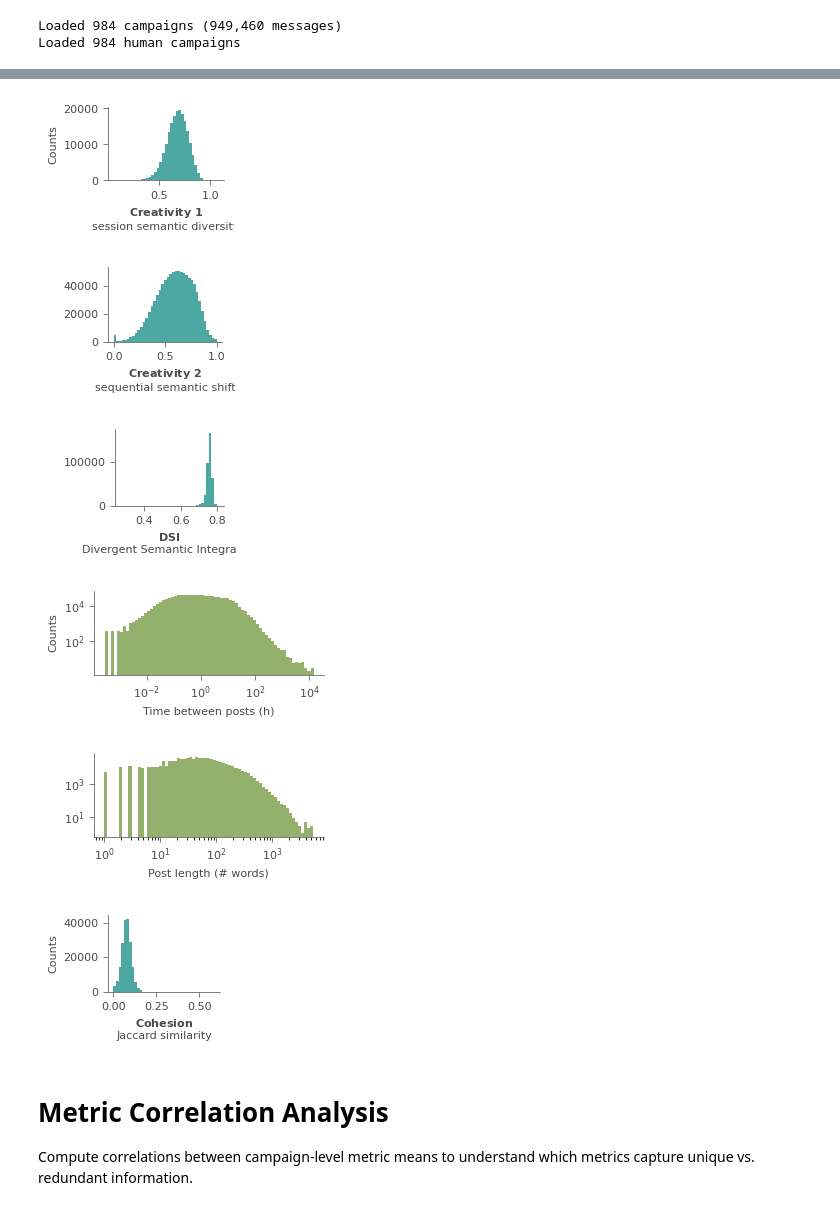
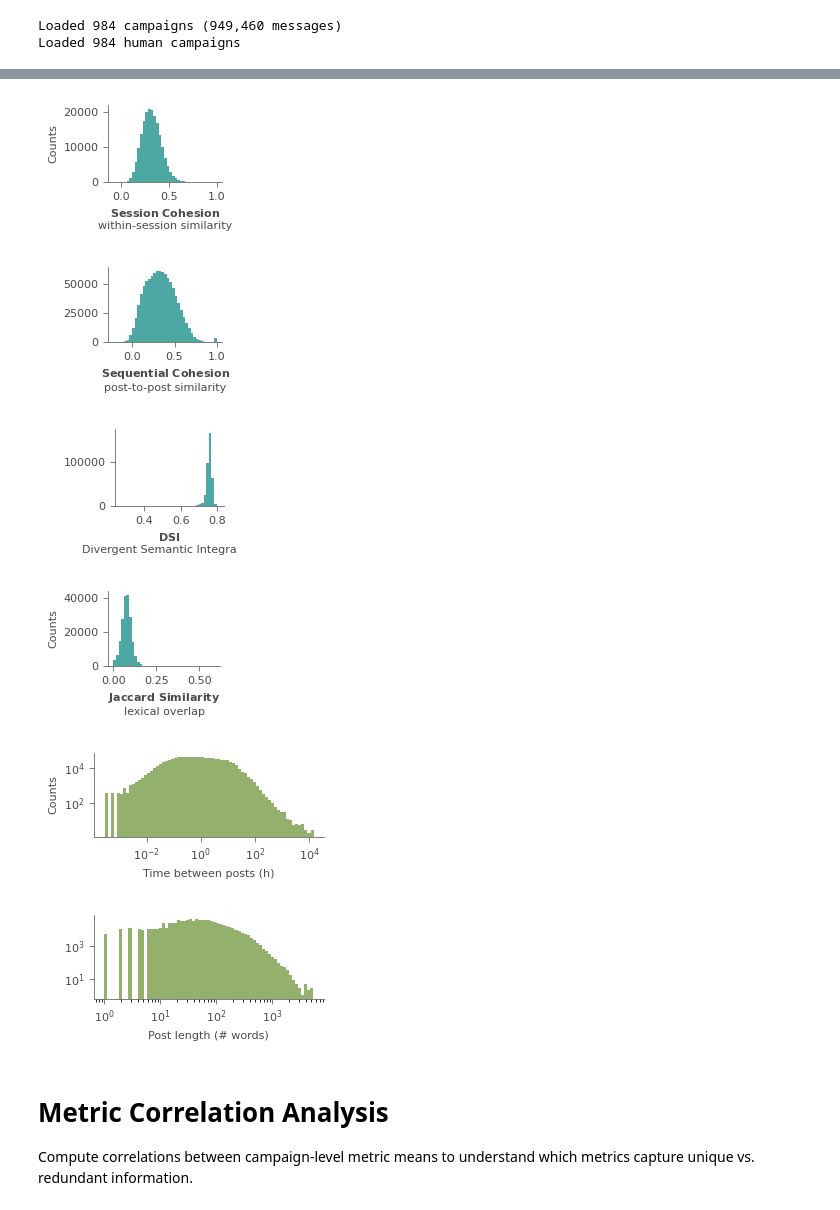
Before and after one commit to AnnieStephenson/dnd-dynamics, a Jupyter notebook: tutorials/game_log_analysis_tutorial.ipynb, the cells around one changed output, grey strips where cells are left out. Cells and saved outputs as stored; diff of their text form; code cells hidden in the pictures.

```diff
--- a/tutorials/game_log_analysis_tutorial.ipynb
+++ b/tutorials/game_log_analysis_tutorial.ipynb
@@ -332,8 +381,8 @@ for cat, names in categories.items():
 # Build metric lists (in same order as campaign_names)
 time_intervals_data = []
 post_len_data = []
-sbert_post_distances = []
-sbert_session_creativity = []
+sequential_cohesion_data = []
+session_cohesion_data = []
 cohesion_session_scores = []
 dsi_scene_scores = []
 
@@ -348,14 +397,14 @@ for name in campaign_names:
         basic_metrics[name]['post_lengths_overall']['overall']['word_counts_data']
     )
 
-    # Semantic distances
-    sbert_post_distances.append(
-        np.array(semantic_metrics[name]['semantic_distances'])
+    # Sequential cohesion (post-to-post similarity)
+    sequential_cohesion_data.append(
+        np.array(semantic_metrics[name]['sequential_cohesion'])
     )
 
-    # Session novelty
-    sbert_session_creativity.append(
-        np.array(semantic_metrics[name]['session_novelty'][['mean_distance']])
+    # Session cohesion (within-session similarity)
+    session_cohesion_data.append(
+        np.array(semantic_metrics[name]['session_cohesion'][['mean_similarity']])
     )
 
     # Jaccard cohesion scores
@@ -817,24 +900,24 @@ Data points - Time intervals: 948476, Post lengths: 949460, Creativity 1: 190058
 
 plt.rcParams.update({'font.size': 8})
 
-# Creativity 1
-plot_histogram(creativity_1_all_human,
+# Session cohesion
+plot_histogram(session_cohesion_all_human,
                figsize=(2, 1.5),
                bins=40,
                alpha=0.8,
-               xlabel=r'$\mathbf{Creativity\ 1}$' + '\nsession semantic diversity')
+               xlabel=r'$\mathbf{Session\ Cohesion}$' + '\nwithin-session similarity')
 plt.tight_layout()
-plt.savefig(OUTPUT_DIR / 'all_human_creativity1.png', transparent=True)
+plt.savefig(OUTPUT_DIR / 'all_human_session_cohesion.png', transparent=True)
 
-# Creativity 2
-plot_histogram(creativity_2_all_human,
+# Sequential cohesion
+plot_histogram(sequential_cohesion_all_human,
                ylabel="   ",
                figsize=(2, 1.5),
                bins=40,
                alpha=0.8,
-               xlabel=r'$\mathbf{Creativity\ 2}$' + '\nsequential semantic shift')
+               xlabel=r'$\mathbf{Sequential\ Cohesion}$' + '\npost-to-post similarity')
 plt.tight_layout()
-plt.savefig(OUTPUT_DIR / 'all_human_creativity2.png', transparent=True)
+plt.savefig(OUTPUT_DIR / 'all_human_sequential_cohesion.png', transparent=True)
 
 # DSI
 plot_histogram(dsi_all_human,
@@ -845,47 +928,47 @@ plot_histogram(dsi_all_human,
                xlabel=r'$\mathbf{DSI}$' + '\nDivergent Semantic Integration')
 plt.tight_layout()
 plt.savefig(OUTPUT_DIR / 'all_human_dsi.png', transparent=True)
+
+# Jaccard similarity
+plot_histogram(jaccard_all_human,
+               figsize=(2, 1.5),
+               bins=40,
+               alpha=0.8,
+               xlabel=r'$\mathbf{Jaccard\ Similarity}$' + '\nlexical overlap')
+plt.tight_layout()
+plt.savefig(OUTPUT_DIR / 'all_human_jaccard.png', transparent=True)
 
 # Time intervals
 plot_histogram(time_intervals_all_human,
                figsize=(3, 1.5),
                log_y=True,
                bins=70,
                colors=[[.4, 0.57, .18]],
                alpha=0.7,
                log_bins=True,
                xlabel='Time between posts (h)')
 plt.tight_layout()
 #plt.savefig(OUTPUT_DIR / 'all_human_time_intervals.pdf', transparent=True)
 
 # Post lengths
 plot_histogram(post_lengths_all_human,
                colors=[[.4, 0.57, .18]],
                figsize=(3, 1.5),
                alpha=0.7,
                ylabel="   ",
                log_y=True,
                bins=70,
                log_bins=True,
                xlabel='Post length (# words)')
 plt.tight_layout()
 plt.savefig(OUTPUT_DIR / 'all_human_post_lengths.png', transparent=True)
-
-# Cohesion
-plot_histogram(cohesion_all_human,
-               figsize=(2, 1.5),
-               bins=40,
-               alpha=0.8,
-               xlabel=r'$\mathbf{Cohesion}$' + '\nJaccard similarity')
-plt.tight_layout()
-plt.savefig(OUTPUT_DIR / 'all_human_cohesion.png', transparent=True)
 # %% [output]
-[figure, old version]
+[figure, new version]
-[figure, old version]
+[figure, new version]
 [figure]
-[figure, old version]
+[figure, new version]
-[figure, old version]
+[figure, new version]
-[figure, old version]
+[figure, new version]
 # %% [markdown]
 # Metric Correlation Analysis
 
```
Also changed, not shown: parts of 7 cells of this notebook, 3 other files.
